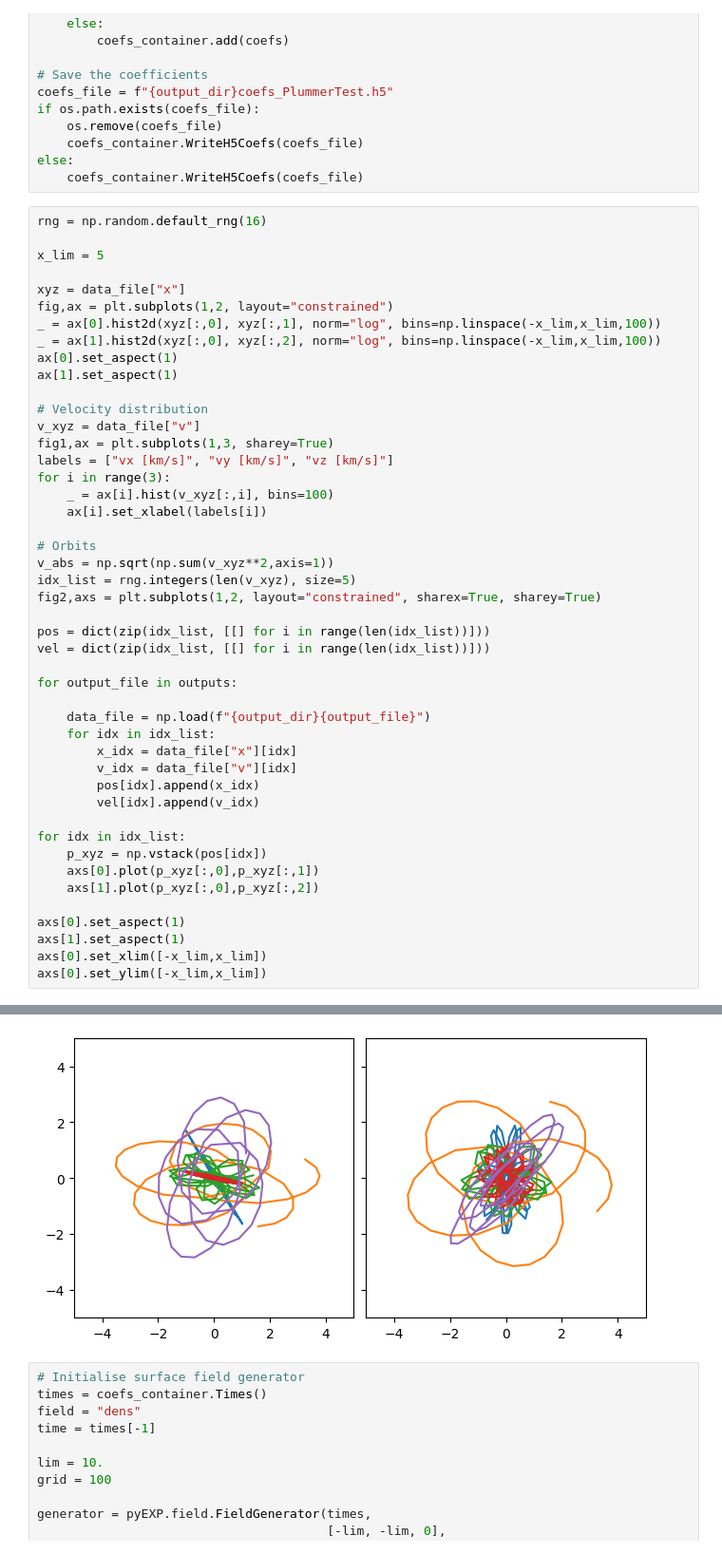
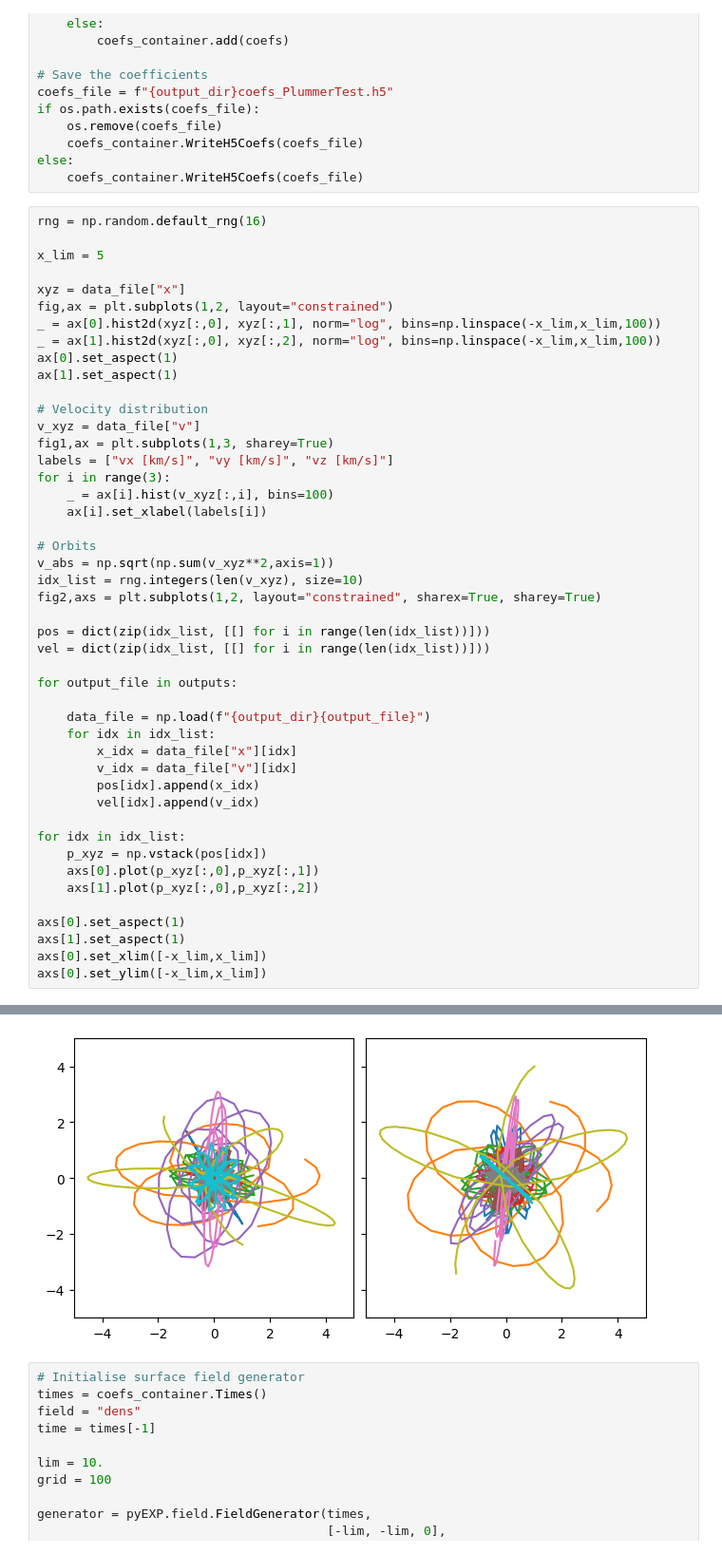
Before and after one commit to ariasant/streams_in_dreams, a Jupyter notebook: plummer_sphere_stream_sim.ipynb, the cells around one changed output, grey strips where cells are left out. Shown at 95% size. Saved outputs shown, nothing was run; the diff lists cells and outputs as text.

```diff
--- a/plummer_sphere_stream_sim.ipynb
+++ b/plummer_sphere_stream_sim.ipynb
@@ -162,35 +162,35 @@ for i in range(3):
 
 # Orbits
 v_abs = np.sqrt(np.sum(v_xyz**2,axis=1))
-idx_list = rng.integers(len(v_xyz), size=5)
+idx_list = rng.integers(len(v_xyz), size=10)
 fig2,axs = plt.subplots(1,2, layout="constrained", sharex=True, sharey=True)
 
 pos = dict(zip(idx_list, [[] for i in range(len(idx_list))]))
 vel = dict(zip(idx_list, [[] for i in range(len(idx_list))]))
 
 for output_file in outputs:
 
     data_file = np.load(f"{output_dir}{output_file}")
     for idx in idx_list:
         x_idx = data_file["x"][idx]
         v_idx = data_file["v"][idx]
         pos[idx].append(x_idx)
         vel[idx].append(v_idx)
 
 for idx in idx_list:
     p_xyz = np.vstack(pos[idx])
     axs[0].plot(p_xyz[:,0],p_xyz[:,1])
     axs[1].plot(p_xyz[:,0],p_xyz[:,2])
 
 axs[0].set_aspect(1)
 axs[1].set_aspect(1)
 axs[0].set_xlim([-x_lim,x_lim])
 axs[0].set_ylim([-x_lim,x_lim])
 # %% [output]
 (-5.0, 5.0)
 [figure]
 [figure]
-[figure, old version]
+[figure, new version]
 # %%
 # Initialise surface field generator
 times = coefs_container.Times()
```
Also changed, not shown: parts of 54 cells of this notebook, 6 other files.
